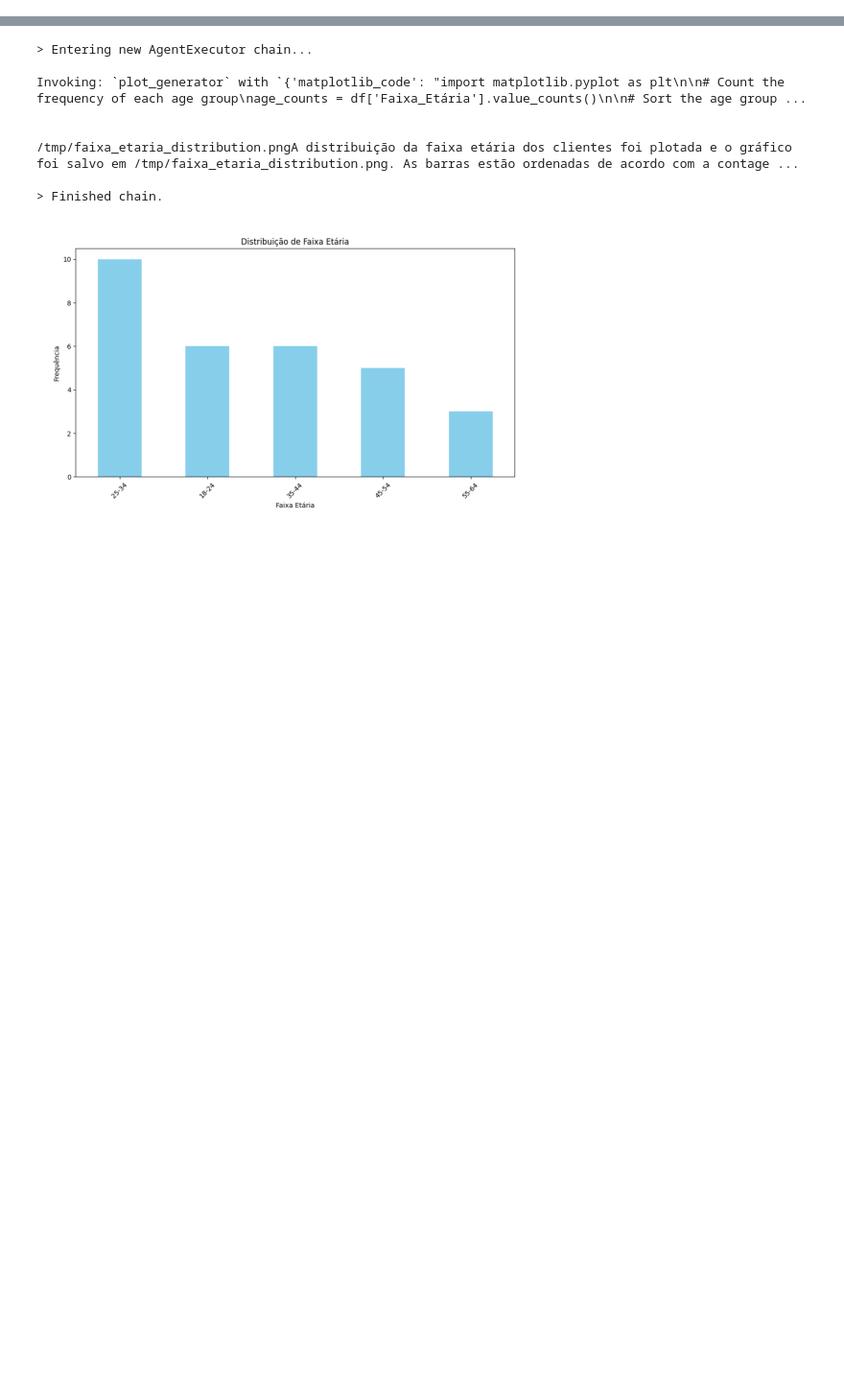
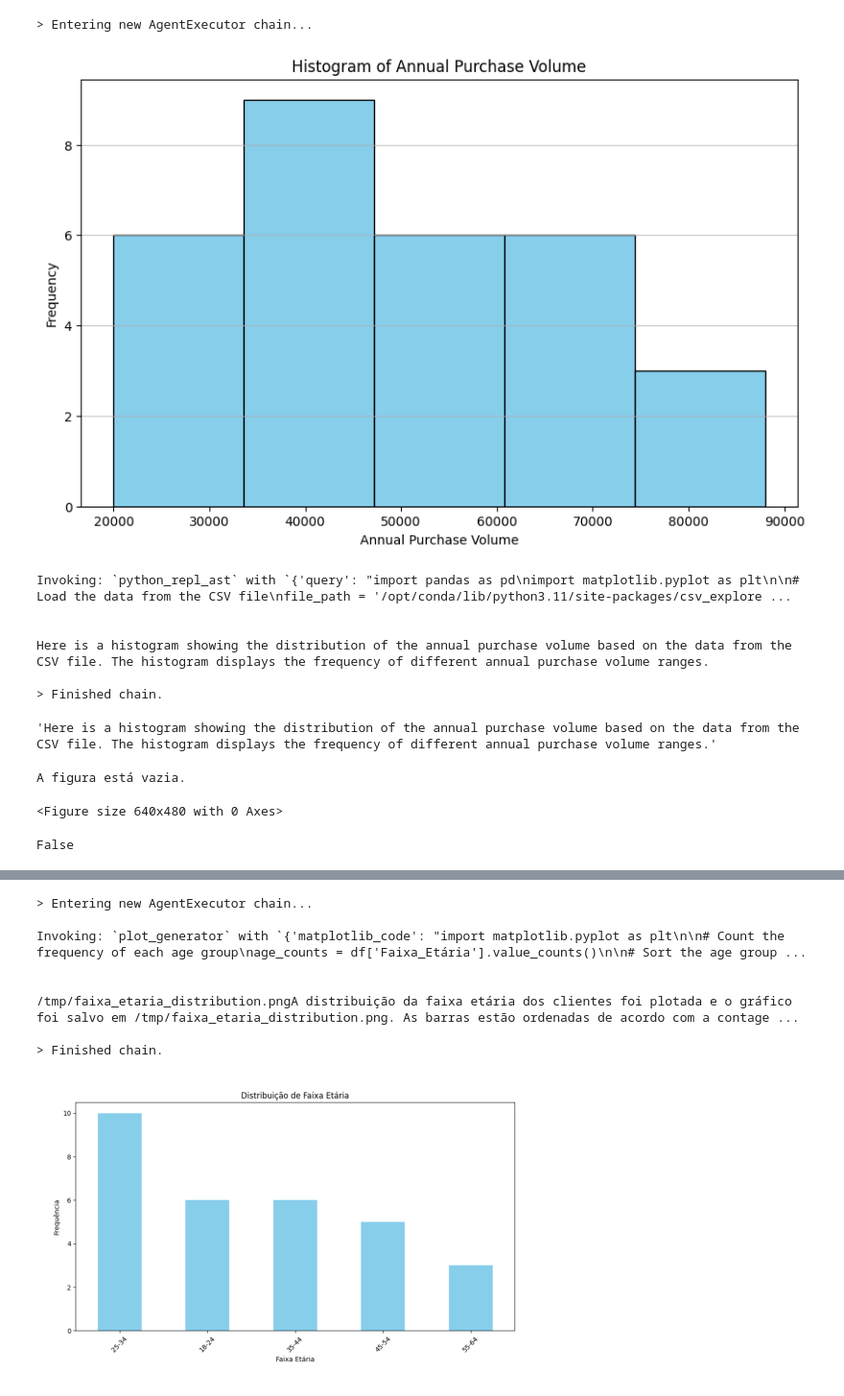
Before and after one commit to emdemor/CSV-Explorer, a Jupyter notebook: notebooks/discovery.ipynb, the cells around one changed output, grey strips where cells are left out. Shown at 96% size. Cells and saved outputs as stored; diff of their text form; code cells hidden in the pictures; blank space fills up the shorter version.

```diff
--- a/notebooks/discovery.ipynb
+++ b/notebooks/discovery.ipynb
@@ -33,0 +33,12 @@ Invoking: `plot_generator` with `{'matplotlib_code': "import pandas as pd\nimpor
+# %%
+explorer.invoke("pode gerar um histograma do volume de compras?")
+# %% [output]
+> Entering new AgentExecutor chain...
+[figure, added]
+Invoking: `python_repl_ast` with `{'query': "import pandas as pd\nimport matplotlib.pyplot as plt\n\n# Load the data from the CSV file\nfile_path = '/opt/conda/lib/python3.11/site-packages/csv_explore ...
+
+
+Here is a histogram showing the distribution of the annual purchase volume based on the data from the CSV file. The histogram displays the frequency of different annual purchase volume ranges.
+
+> Finished chain.
+'Here is a histogram showing the distribution of the annual purchase volume based on the data from the CSV file. The histogram displays the frequency of different annual purchase volume ranges.'
@@ -33,0 +47,11 @@ Invoking: `plot_generator` with `{'matplotlib_code': "import pandas as pd\nimpor
+# %%
+fig = plt.gcf()
+
+# Verifica se há eixos na figura
+if not fig.axes:
+    print("A figura está vazia.")
+else:
+    print("A figura contém eixos/gráficos.")
+# %% [output]
+A figura está vazia.
+<Figure size 640x480 with 0 Axes>
@@ -33,0 +68,4 @@ Invoking: `plot_generator` with `{'matplotlib_code': "import pandas as pd\nimpor
+# %%
+has_content(fig)
+# %% [output]
+False
```
Also changed, not shown: parts of 10 cells of this notebook, 3 other files.
